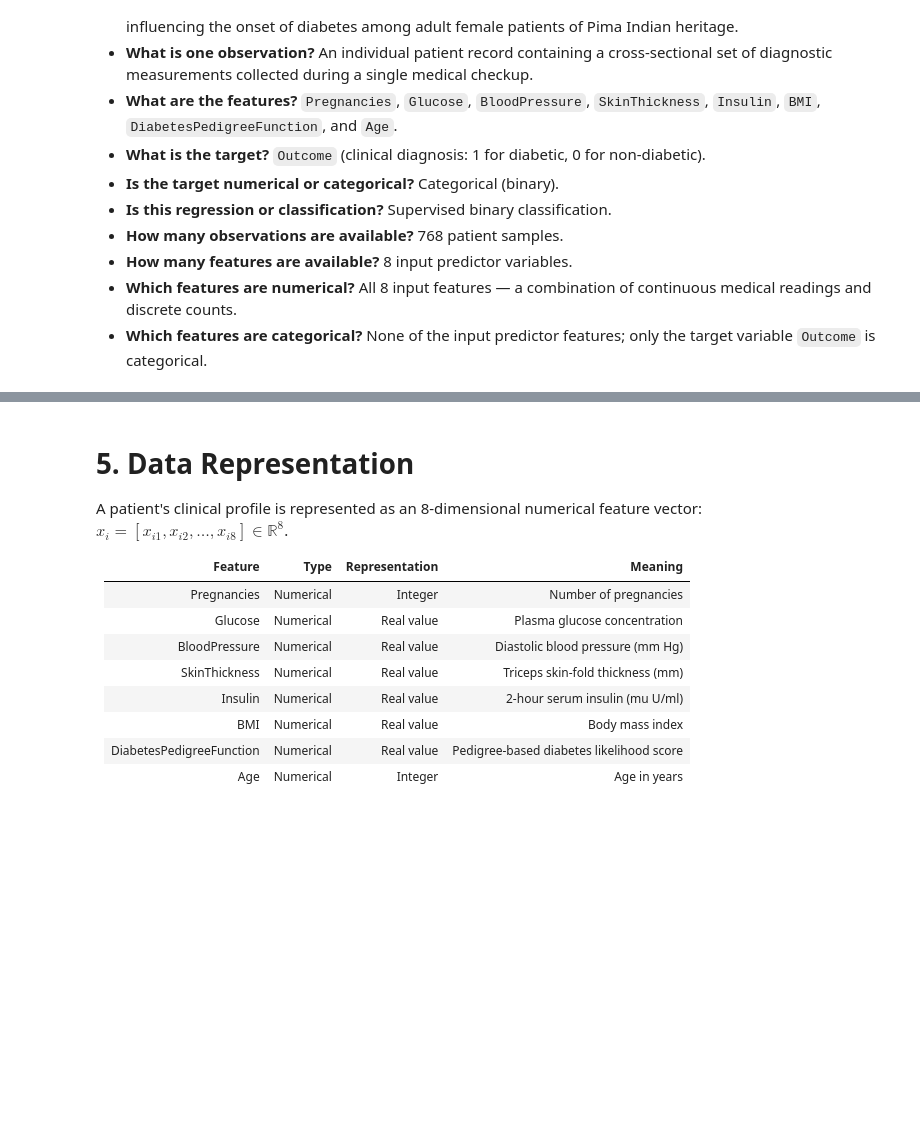
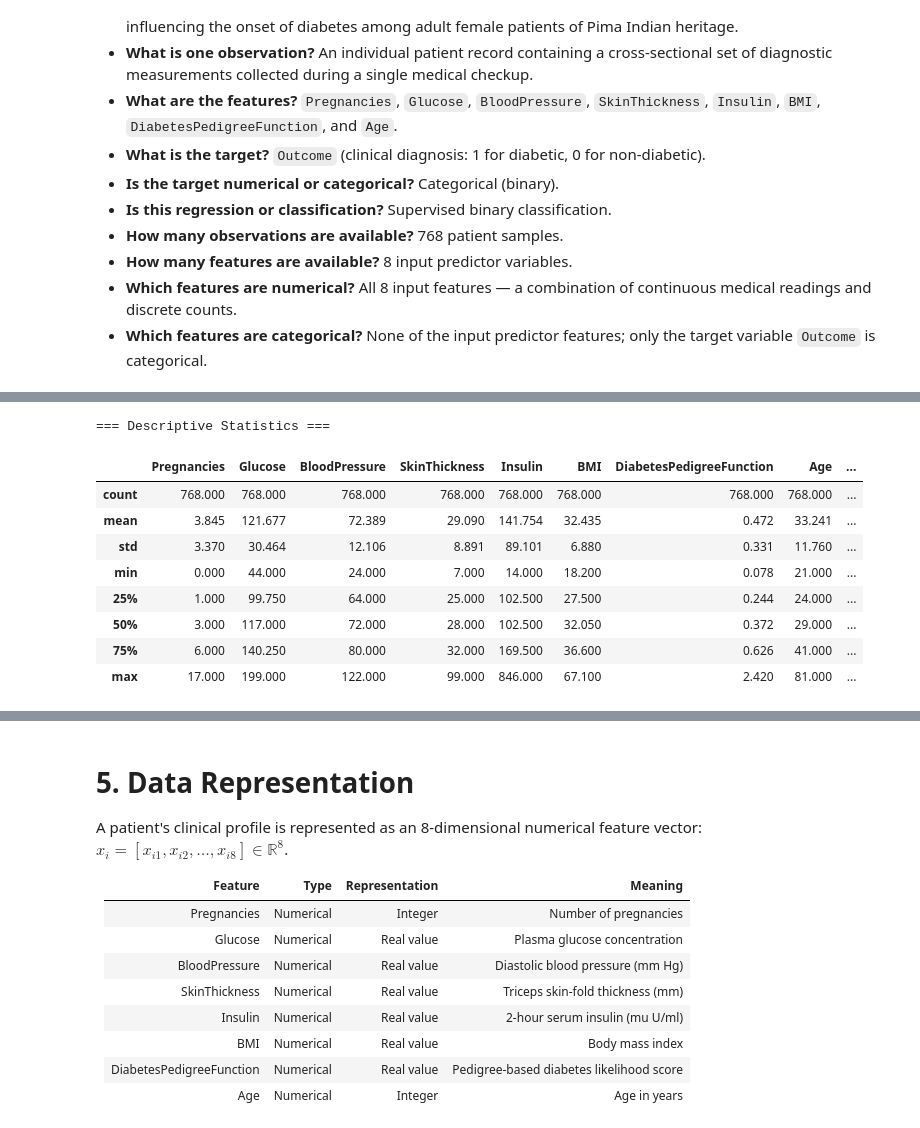
Before and after one commit to dzungluu25/Intelligence_System, a Jupyter notebook: Assignment_1/notebook/Report.ipynb, the cells around one changed output, grey strips where cells are left out. Drawn from its saved outputs; the diff is of its cells as text; code cells hidden in the pictures; blank space fills up the shorter version.

```diff
--- a/Assignment_1_Diabetes/notebook/Report.ipynb
+++ b/Assignment_1/notebook/Report.ipynb
@@ -55,0 +60,10 @@ flowchart LR
+# %%
+import pandas as pd
+
+df_raw = pd.read_csv("diabetes.csv")
+df_raw.columns = df_raw.columns.str.strip()
+
+print(f"Dataset shape: {df_raw.shape[0]} rows × {df_raw.shape[1]} columns")
+print()
+print("=== First 5 rows ===")
+display(df_raw.head())
@@ -55,0 +80,14 @@ flowchart LR
+# %%
+print("=== Descriptive Statistics ===")
+display(df_raw.describe().round(3))
+# %% [output]
+=== Descriptive Statistics ===
+|  | Pregnancies | Glucose | BloodPressure | SkinThickness | Insulin | BMI | DiabetesPedigreeFunction | Age | ... |
+| count | 768.000 | 768.000 | 768.000 | 768.000 | 768.000 | 768.000 | 768.000 | 768.000 | ... |
+| mean | 3.845 | 121.677 | 72.389 | 29.090 | 141.754 | 32.435 | 0.472 | 33.241 | ... |
+| std | 3.370 | 30.464 | 12.106 | 8.891 | 89.101 | 6.880 | 0.331 | 11.760 | ... |
+| min | 0.000 | 44.000 | 24.000 | 7.000 | 14.000 | 18.200 | 0.078 | 21.000 | ... |
+| 25% | 1.000 | 99.750 | 64.000 | 25.000 | 102.500 | 27.500 | 0.244 | 24.000 | ... |
+| 50% | 3.000 | 117.000 | 72.000 | 28.000 | 102.500 | 32.050 | 0.372 | 29.000 | ... |
+| 75% | 6.000 | 140.250 | 80.000 | 32.000 | 169.500 | 36.600 | 0.626 | 41.000 | ... |
+| max | 17.000 | 199.000 | 122.000 | 99.000 | 846.000 | 67.100 | 2.420 | 81.000 | ... |
```
Also changed, not shown: parts of 5 cells of this notebook, 47 other files.
